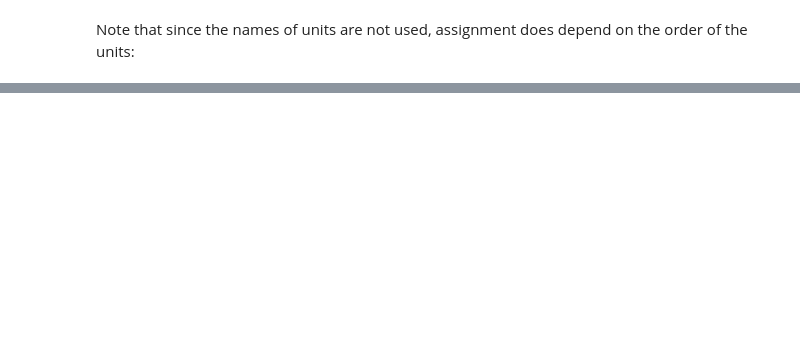
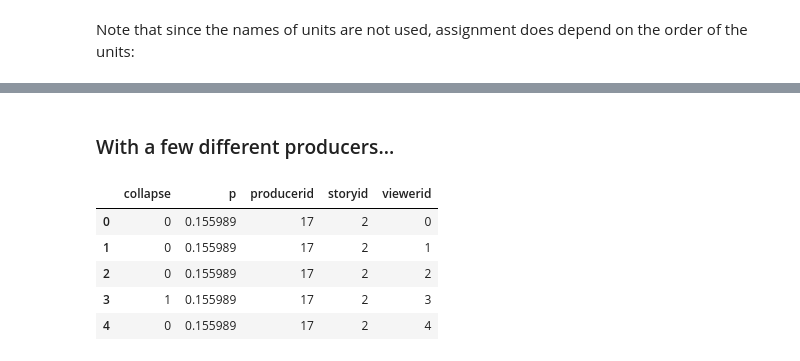
Before and after one commit to eytan/www-15-tutorial, a Jupyter notebook: 0-planout-intro.ipynb, the cells around one changed output, grey strips where cells are left out. Drawn from its saved outputs; the diff is of its cells as text; code cells hidden in the pictures; blank space fills up the shorter version.

```diff
--- a/0-planout-intro.ipynb
+++ b/0-planout-intro.ipynb
@@ -338,15 +74,0 @@ Sometimes we are interested in how manipulations may in aggregate affect a subje
-# %%
-class ContentExperiment(SimpleExperiment):
-  def assign(self, params, producerid, storyid, viewerid):
-    params.p = RandomFloat(min=0, max=1, unit=producerid)
-    params.collapse = BernoulliTrial(p=params.p, unit=[storyid, viewerid])
-
-
-def sim_impressions(producerid, storyid):
-    viewers = range(5)
-    sim_users = [ContentExperiment(producerid=producerid, storyid=storyid, viewerid=viewerid).get_params() for viewerid in viewers]
-    df = pd.DataFrame.from_dict(sim_users)
-    df['producerid'] = producerid
-    df['storyid'] = storyid
-    df['viewerid'] = viewers
-    return df
@@ -397,8 +75,3 @@ Doing assignment based on the the post-id level tells you something about like-h
-# %%
-class ContentExperiment(SimpleExperiment):
-  def assign(self, params, producerid, storyid, viewerid):
-    params.p = RandomFloat(min=0, max=1, unit=storyid)
-    params.collapse = BernoulliTrial(p=params.p, unit=[storyid, viewerid])
 # %% [markdown]
 # How random assignment works in PlanOut
 # %% [markdown]
@@ -531,0 +394,9 @@ When an experiment is running under a namespace, the namespace name is concatena
+# %%
+class ColorExperiment(SimpleExperiment):
+  def assign(self, params, userid):
+    params.blue_value = RandomInteger(
+        min=215,
+        max=255,
+        unit=userid
+    )
+    params.link_color = '#0000%s' % format(params.blue_value, '02x')
@@ -531,0 +556,12 @@ When an experiment is running under a namespace, the namespace name is concatena
+# %%
+class ContentExperiment(SimpleExperiment):
+  def assign(self, params, producerid, storyid, viewerid):
+    params.p = RandomFloat(
+        min=0,
+        max=1,
+        unit=producerid
+    )
+    params.collapse = BernoulliTrial(
+        p=params.p,
+        unit=[storyid, viewerid]
+    )
@@ -531,0 +590,11 @@ When an experiment is running under a namespace, the namespace name is concatena
+# %% [markdown]
+### With a few different producers...
+# %%
+sim_impressions(producerid=17, storyid=2)
+# %% [output]
+|  | collapse | p | producerid | storyid | viewerid |
+| 0 | 0 | 0.155989 | 17 | 2 | 0 |
+| 1 | 0 | 0.155989 | 17 | 2 | 1 |
+| 2 | 0 | 0.155989 | 17 | 2 | 2 |
+| 3 | 1 | 0.155989 | 17 | 2 | 3 |
+| 4 | 0 | 0.155989 | 17 | 2 | 4 |
```
Also changed, not shown: parts of 156 cells of this notebook, 6 other files.
